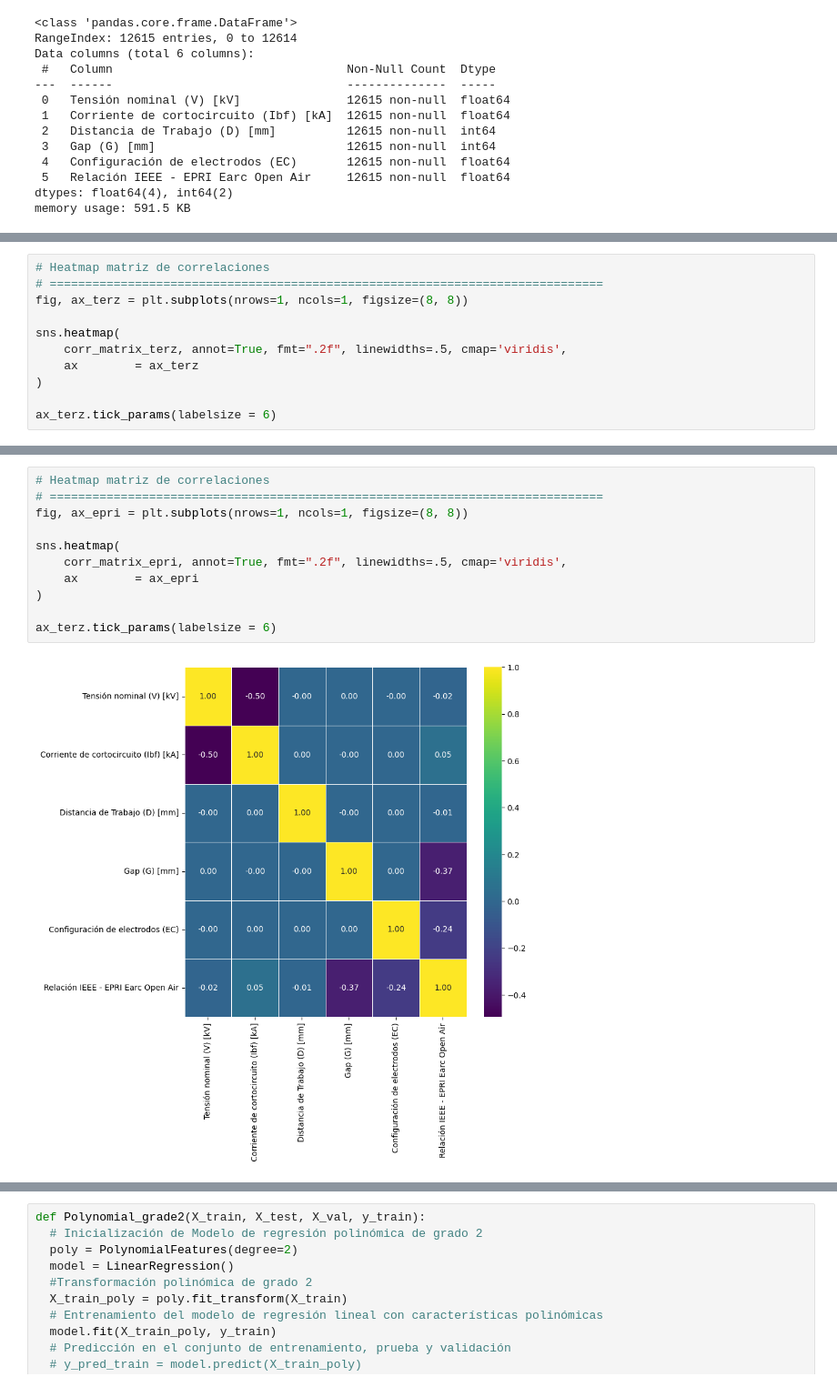
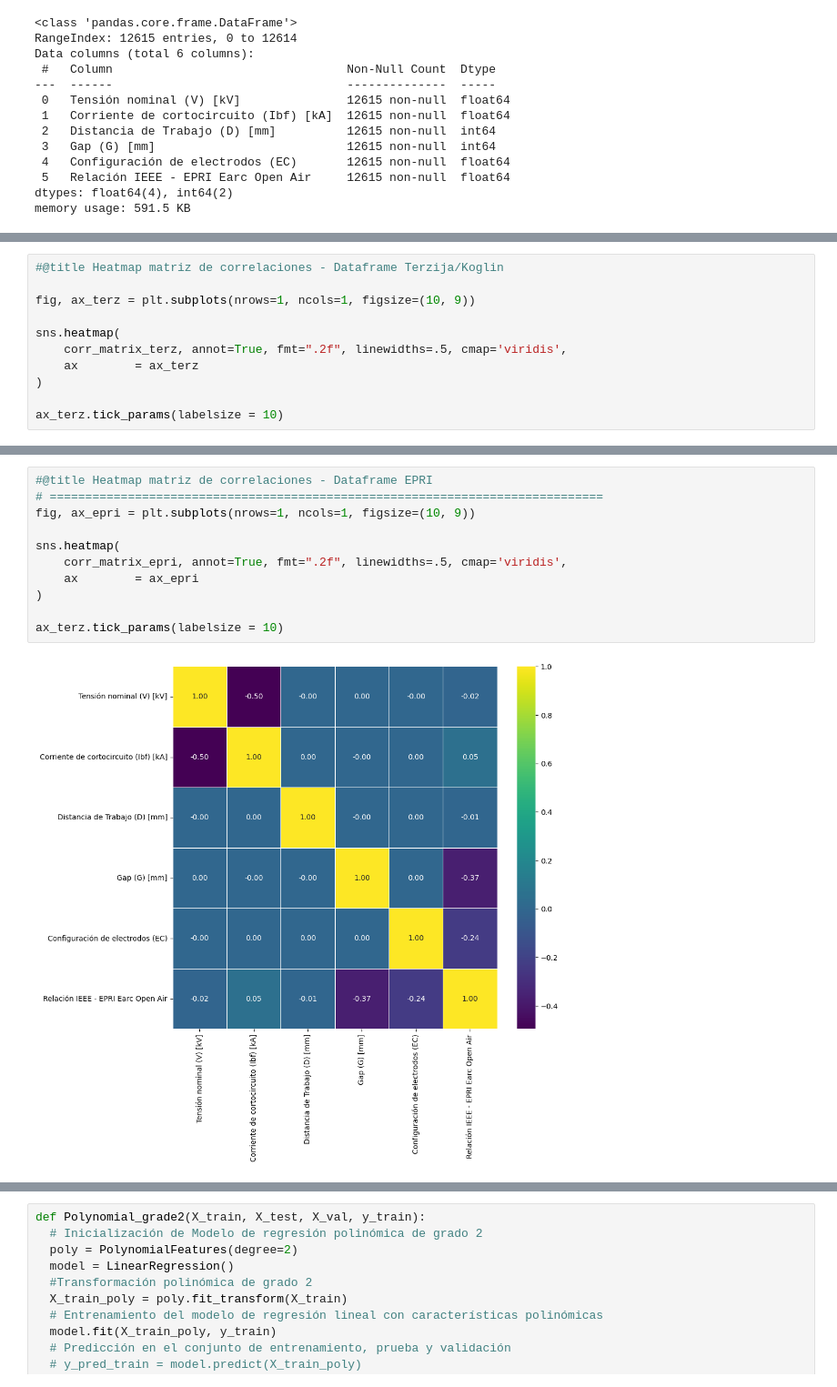
Before and after one commit to alvillegasru/15_kV_Arc_Flash, a Jupyter notebook: Cuadernos/Analisis_Comparativo.ipynb, the cells around one changed output, grey strips where cells are left out. Shown: that part at 91% size. Saved outputs shown, nothing was run; the diff lists cells and outputs as text.

```diff
--- a/Cuadernos/Analisis_Comparativo.ipynb
+++ b/Cuadernos/Analisis_Comparativo.ipynb
@@ -313,14 +314,14 @@ display(tidy_corr_matrix(corr_matrix_epri).head(5))
 | 23 | Gap (G) [mm] | Relación IEEE - EPRI Earc Open Air | -0.371960 | 0.371960 |
 | 29 | Configuración de electrodos (EC) | Relación IEEE - EPRI Earc Open Air | -0.237977 | 0.237977 |
 # %%
-# Heatmap matriz de correlaciones
-# ==============================================================================
-fig, ax_terz = plt.subplots(nrows=1, ncols=1, figsize=(8, 8))
+#@title Heatmap matriz de correlaciones - Dataframe Terzija/Koglin
+
+fig, ax_terz = plt.subplots(nrows=1, ncols=1, figsize=(10, 9))
 
 sns.heatmap(
     corr_matrix_terz, annot=True, fmt=".2f", linewidths=.5, cmap='viridis',
     ax        = ax_terz
 )
 
-ax_terz.tick_params(labelsize = 6)
+ax_terz.tick_params(labelsize = 10)
 # %% [output]
@@ -328,13 +329,13 @@ ax_terz.tick_params(labelsize = 6)
 # %%
-# Heatmap matriz de correlaciones
+#@title Heatmap matriz de correlaciones - Dataframe EPRI
 # ==============================================================================
-fig, ax_epri = plt.subplots(nrows=1, ncols=1, figsize=(8, 8))
+fig, ax_epri = plt.subplots(nrows=1, ncols=1, figsize=(10, 9))
 
 sns.heatmap(
     corr_matrix_epri, annot=True, fmt=".2f", linewidths=.5, cmap='viridis',
     ax        = ax_epri
 )
 
-ax_terz.tick_params(labelsize = 6)
+ax_terz.tick_params(labelsize = 10)
 # %% [output]
-[figure, old version]
+[figure, new version]
```
Also changed, not shown: parts of 12 cells of this notebook.
